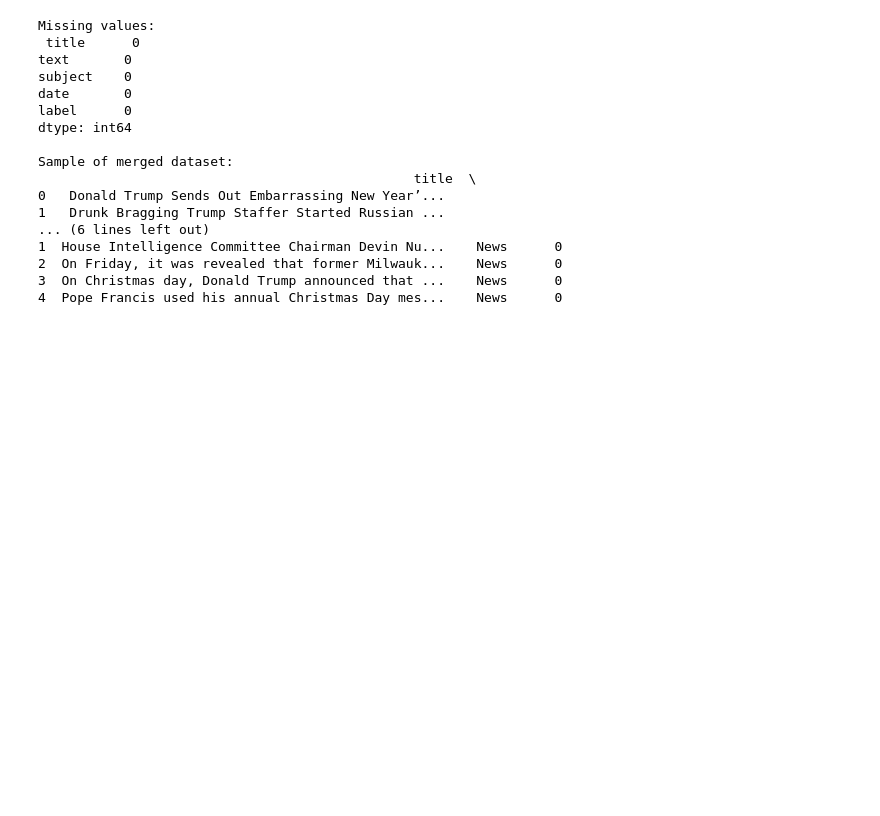
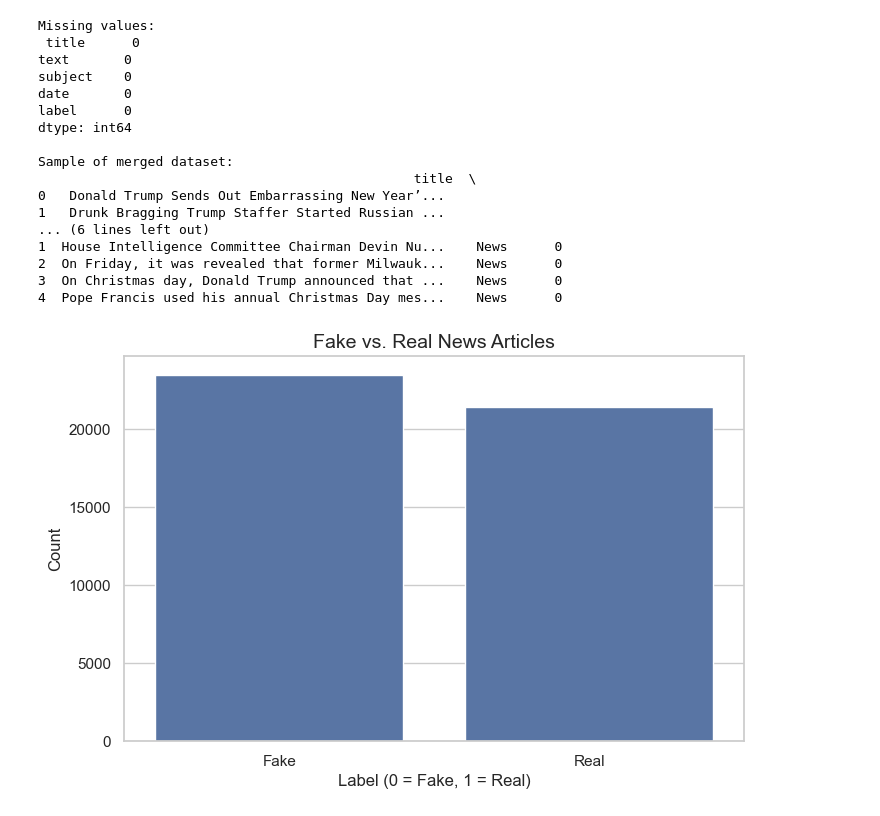
Before and after one commit to rajeev-chaurasia/Fake-News-Detection, a Jupyter notebook: Fake_News_Detection.ipynb, the cells around one changed output. Saved outputs shown, nothing was run; the diff lists cells and outputs as text; code cells hidden in the pictures; blank space fills up the shorter version.

Commit message:
Added initial EDA plots

```diff
--- a/Fake_News_Detection.ipynb
+++ b/Fake_News_Detection.ipynb
@@ -64,3 +64,21 @@ Sample of merged dataset:
 2  On Friday, it was revealed that former Milwauk...    News      0
 3  On Christmas day, Donald Trump announced that ...    News      0
 4  Pope Francis used his annual Christmas Day mes...    News      0
+# %%
+# Import plotting libraries
+import matplotlib.pyplot as plt
+import seaborn as sns
+
+# Set a clean style
+sns.set(style="whitegrid")
+
+# Plot label distribution
+plt.figure(figsize=(8, 5))
+sns.countplot(x='label', data=df)
+plt.title("Fake vs. Real News Articles", fontsize=14)
+plt.xlabel("Label (0 = Fake, 1 = Real)", fontsize=12)
+plt.ylabel("Count", fontsize=12)
+plt.xticks([0, 1], ['Fake', 'Real'])  # Rename 0/1 to Fake/Real
+plt.show()
+# %% [output]
+[figure, added]
```
Also changed, not shown: parts of 8 cells of this notebook, 6 other files.
